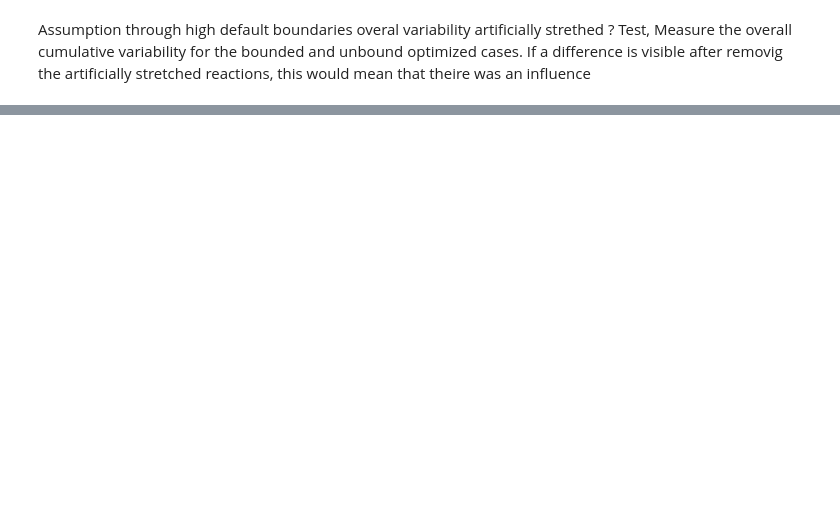
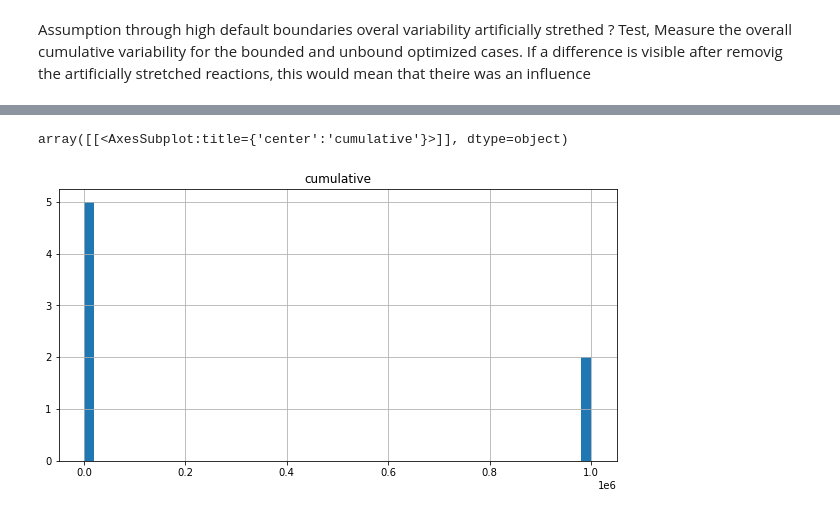
Before and after one commit to lizat-i/PseudomonasPutidaCobraPy, a Jupyter notebook: internalfluxtracking.ipynb, the cells around one changed output, grey strips where cells are left out. Cells and saved outputs as stored; diff of their text form; code cells hidden in the pictures; blank space fills up the shorter version.

```diff
--- a/internalfluxtracking.ipynb
+++ b/internalfluxtracking.ipynb
@@ -93,0 +142,7 @@ AttributeError: 'Series' object has no attribute 'nonzero'
+# %%
+#bounded_model.reactions.get_by_id("DM_C*"]
+octanoate_path_reaction_ids = [ "EX_octa_e","OCTAtex", "FACOAL80t2pp", "ACOAD3f", "RECOAH3", "3HAACOAT80", "RHACOAR80" ]
+fv[fv.index.isin(octanoate_path_reaction_ids)].hist(column=["cumulative"] , log=False, bins=50)
+# %% [output]
+array([[<AxesSubplot:title={'center':'cumulative'}>]], dtype=object)
+[figure, added]
```
Also changed, not shown: parts of 8 cells of this notebook, 1 other file.
